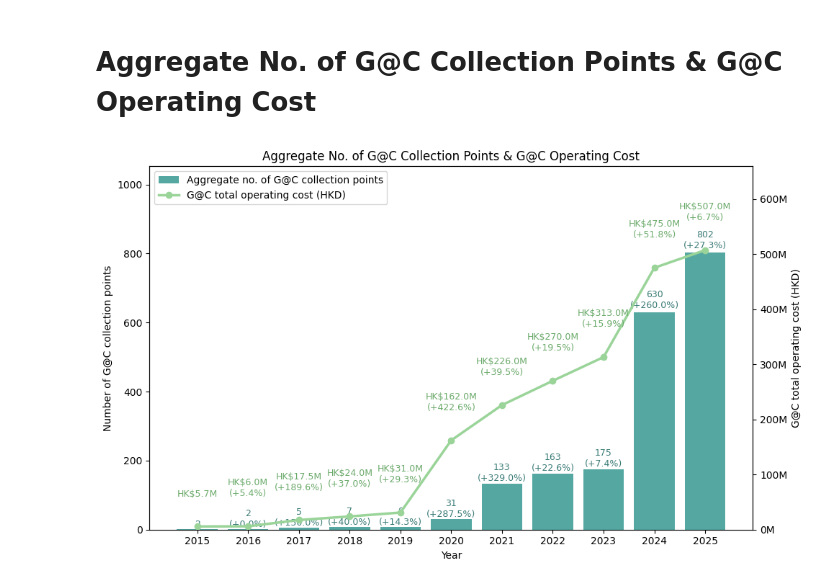
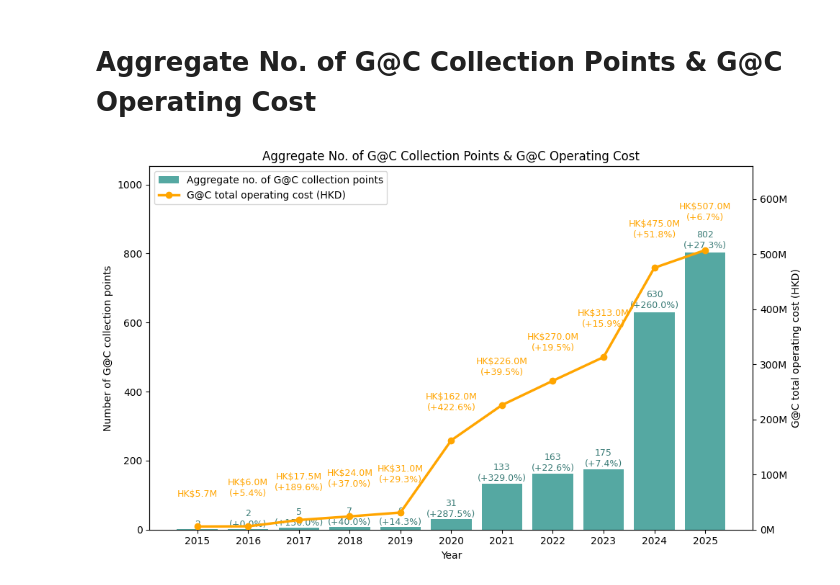
Before and after one commit to Tony0824X/Green-Community_DataAnalysis, a Jupyter notebook: Green@Community_DataAnalysis/Cost-effectiveness/5.10 Aggregate No. of G@C Collection Points & G@C Operating Cost.ipynb, the cells around one changed output. Cells and saved outputs as stored; diff of their text form; code cells hidden in the pictures.

```diff
--- a/Green@Community_DataAnalysis/Cost-effectiveness/5.10 Aggregate No. of G@C Collection Points & G@C Operating Cost.ipynb
+++ b/Green@Community_DataAnalysis/Cost-effectiveness/5.10 Aggregate No. of G@C Collection Points & G@C Operating Cost.ipynb
@@ -130,7 +130,7 @@ ax2.yaxis.set_major_formatter(FuncFormatter(millions_formatter))
 line_cost, = ax2.plot(
     x,
     cost_aligned,          # NaN for any year without cost
-    color="#9ad499",       # soft brown
+    color="#FFA500",       # soft brown
     marker="o",
     linewidth=2.5,
     label="G@C total operating cost (HKD)",
@@ -154,32 +154,32 @@ cost_offset = cost_max * 0.10
 for xi, c, year in zip(x, cost_aligned, years_points):
     if math.isnan(c):
         continue
     pct = cost_pct_map.get(year, float("nan"))
     value_m = c / 1_000_000.0
     value_text = f"HK${value_m:.1f}M"
     if math.isnan(pct):
         label = value_text
     else:
         label = f"{value_text}\n({pct:+.1f}%)"
     ax2.text(
         xi,
         c + cost_offset,
         label,
         ha="center",
         va="bottom",
         fontsize=9,
-        color="#6baa6b",
+        color="#FFA500",
     )
 
 # -------------------------------------------------------
 # 4. Legend, title, layout
 # -------------------------------------------------------
 handles = [bars, line_cost]
 labels  = [h.get_label() for h in handles]
 ax1.legend(handles, labels, loc="upper left")
 
 plt.title("Aggregate No. of G@C Collection Points & G@C Operating Cost")
 plt.tight_layout()
 plt.show()
 # %% [output]
-[figure, old version]
+[figure, new version]
```
Also changed, not shown: 1 other file.
